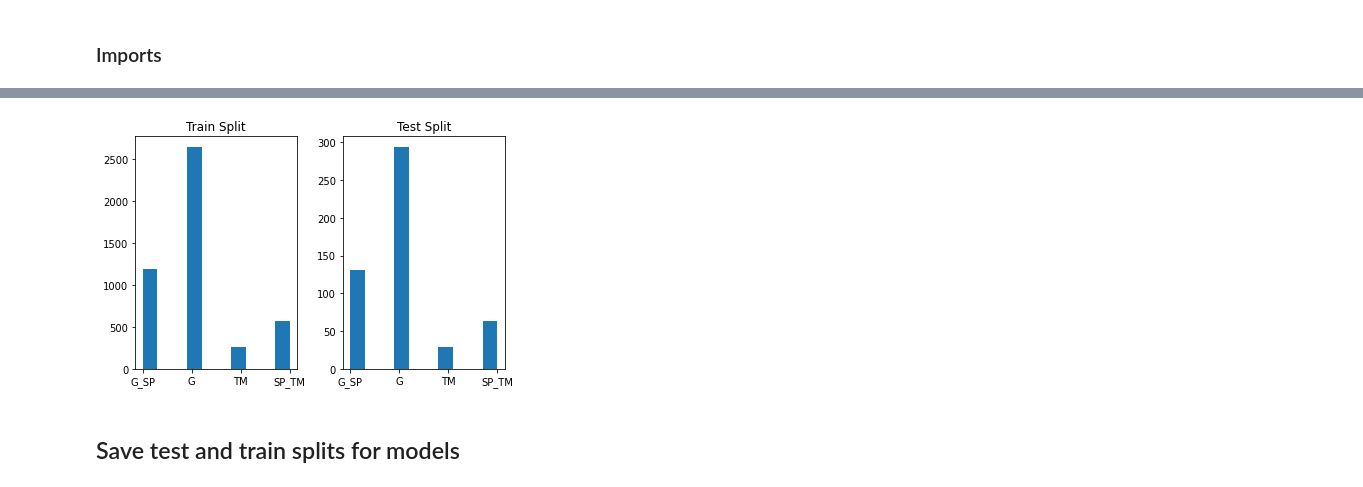
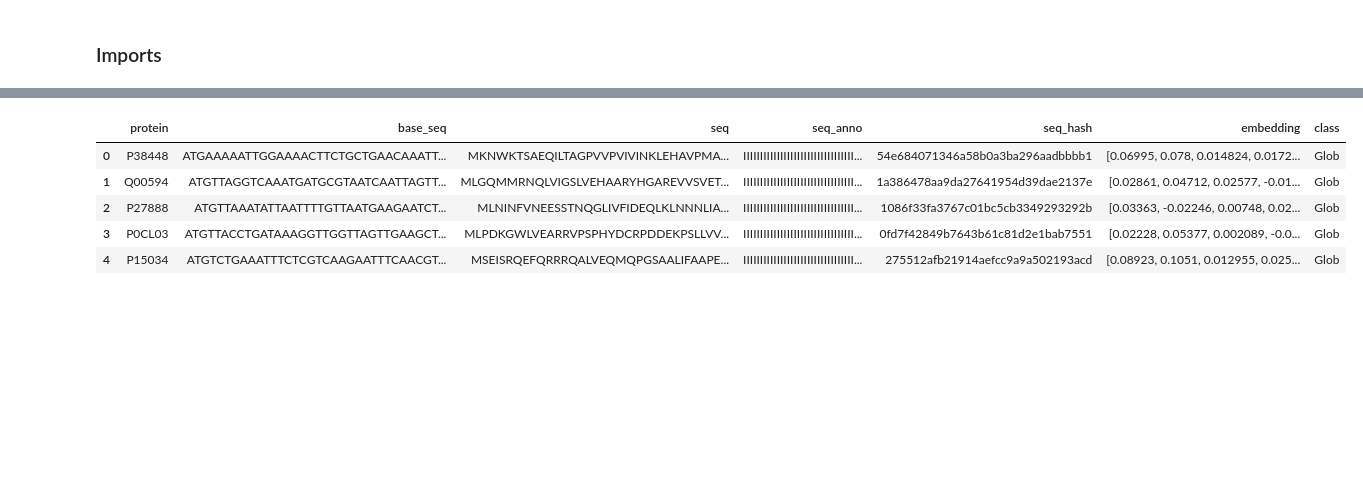
Before and after one commit to mainpyp/cls-protein-prediction, a Jupyter notebook: notebooks/create_total_dataset.ipynb, the cells around one changed output, grey strips where cells are left out. Saved outputs shown, nothing was run; the diff lists cells and outputs as text; code cells hidden in the pictures; blank space fills up the shorter version.

```diff
--- a/notebooks/create_total_dataset.ipynb
+++ b/notebooks/create_total_dataset.ipynb
@@ -80,4 +27,0 @@ print(len(set(encoded_keys) - set(all_generated_hashes)))  # 0
-# %%
-path = pl.Path("../..", "data", 'seq_anno_hash.pickle')
-with open(path, 'wb') as handle:
-    pickle.dump(data, handle, protocol=pickle.HIGHEST_PROTOCOL)
@@ -122,11 +27,0 @@ print(X_test)
-# %%
-fig, ax = plt.subplots(1,2, tight_layout=True, sharex=True)
-ax[0].set(title="Train Split")
-ax[1].set(title="Test Split")
-ax[0].hist(X_train["label"])
-ax[1].hist(X_test["label"])
-plt.show()
-# %% [output]
-[figure, removed]
-# %% [markdown]
-## Save test and train splits for models
@@ -135,0 +28,45 @@ X_test.to_csv("../data_splits/test_prot_id_labels.csv", index=False)
+# %%
+def parse_3line(path: str, label: str) -> List[SeqRecord]:
+    file = open(path)
+    def record_for(id: str, seq: str, anno: str) -> SeqRecord:
+        amino_seq = seq.strip().replace('X', '*')
+        base_seq = reverse_translate(amino_seq)
+        # put back together to feed into SeqIO
+        # alternative would be to manually construct SeqRecord here
+        record = SeqIO.read(StringIO(id + base_seq), "fasta")
+        record.annotations["tmh"] = anno.strip()
+        record.annotations["label"] = label
+        assert record.translate().seq == amino_seq # sanity check
+        return record
+
+    return [record_for(id, seq, anno) for id, seq, anno in zip(file, file, file)]
+
+def as_dict(record: SeqRecord, embeddings_file) -> dict:
+    seq = str(record.translate().seq)
+    hash = hashlib.md5(seq.encode("UTF-8")).hexdigest()
+    embedding = embeddings_file.get(hash)
+    mean_embedding = np.mean(embedding, axis=0) if embedding is not None else np.zeros(1024)
+    return {
+        "protein": record.name,
+        "base_seq": str(record.seq),
+        "seq": seq,
+        "seq_anno": record.annotations["tmh"],
+        "seq_hash": hash,
+        "embedding": mean_embedding,
+        "class": record.annotations["label"]
+    }
+# %%
+data_root = Path("/Users/fga/data/tmh") # adjust this path... it leads to the 3line files
+embeddings = h5py.File(data_root / "embeddings.h5")
+labels = ["Glob", "Glob_SP", "TM", "TM_SP"]
+all_dicts = [as_dict(record, embeddings) for label in tqdm(labels) for record in tqdm(parse_3line(data_root / f"labels/{label}.3line", label=label))]
+df = pd.DataFrame(all_dicts)
+# %%
+df.head()
+# %% [output]
+|  | protein | base_seq | seq | seq_anno | seq_hash | embedding | class |
+| 0 | P38448 | ATGAAAAATTGGAAAACTTCTGCTGAACAAATT... | MKNWKTSAEQILTAGPVVPVIVINKLEHAVPMA... | IIIIIIIIIIIIIIIIIIIIIIIIIIIIIIIII... | 54e684071346a58b0a3ba296aadbbbb1 | [0.06995, 0.078, 0.014824, 0.0172... | Glob |
+| 1 | Q00594 | ATGTTAGGTCAAATGATGCGTAATCAATTAGTT... | MLGQMMRNQLVIGSLVEHAARYHGAREVVSVET... | IIIIIIIIIIIIIIIIIIIIIIIIIIIIIIIII... | 1a386478aa9da27641954d39dae2137e | [0.02861, 0.04712, 0.02577, -0.01... | Glob |
+| 2 | P27888 | ATGTTAAATATTAATTTTGTTAATGAAGAATCT... | MLNINFVNEESSTNQGLIVFIDEQLKLNNNLIA... | IIIIIIIIIIIIIIIIIIIIIIIIIIIIIIIII... | 1086f33fa3767c01bc5cb3349293292b | [0.03363, -0.02246, 0.00748, 0.02... | Glob |
+| 3 | P0CL03 | ATGTTACCTGATAAAGGTTGGTTAGTTGAAGCT... | MLPDKGWLVEARRVPSPHYDCRPDDEKPSLLVV... | IIIIIIIIIIIIIIIIIIIIIIIIIIIIIIIII... | 0fd7f42849b7643b61c81d2e1bab7551 | [0.02228, 0.05377, 0.002089, -0.0... | Glob |
+| 4 | P15034 | ATGTCTGAAATTTCTCGTCAAGAATTTCAACGT... | MSEISRQEFQRRRQALVEQMQPGSAALIFAAPE... | IIIIIIIIIIIIIIIIIIIIIIIIIIIIIIIII... | 275512afb21914aefcc9a9a502193acd | [0.08923, 0.1051, 0.012955, 0.025... | Glob |
```
Also changed, not shown: parts of 14 cells of this notebook.
